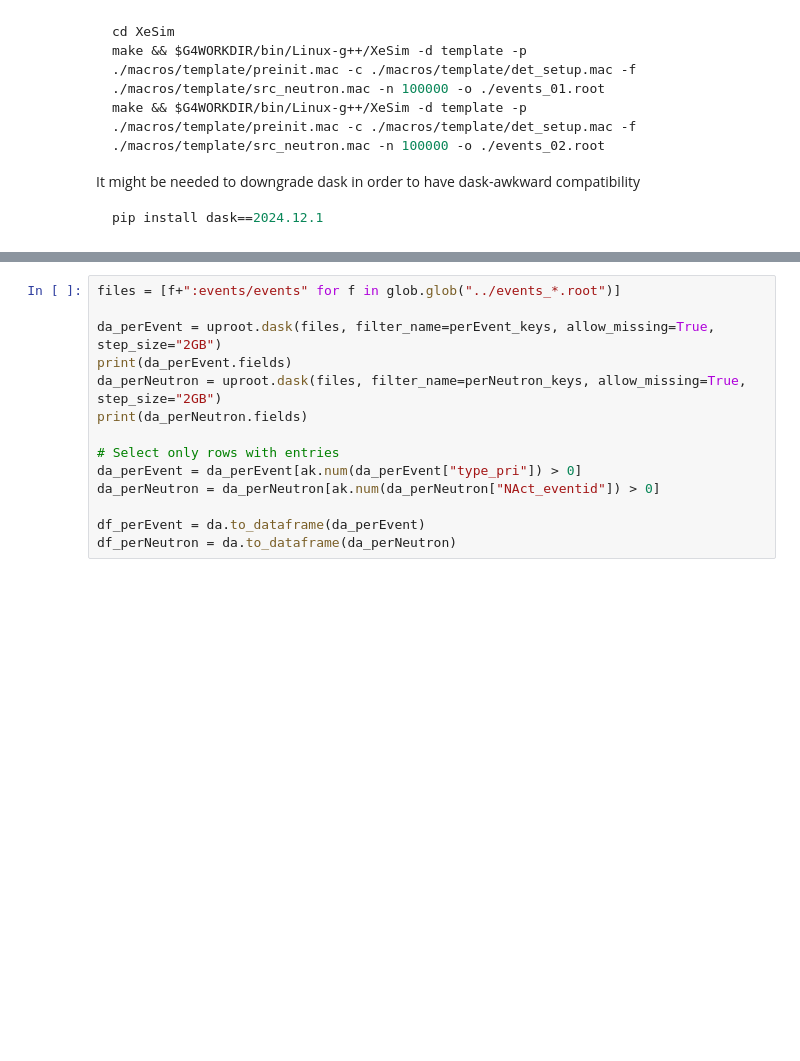
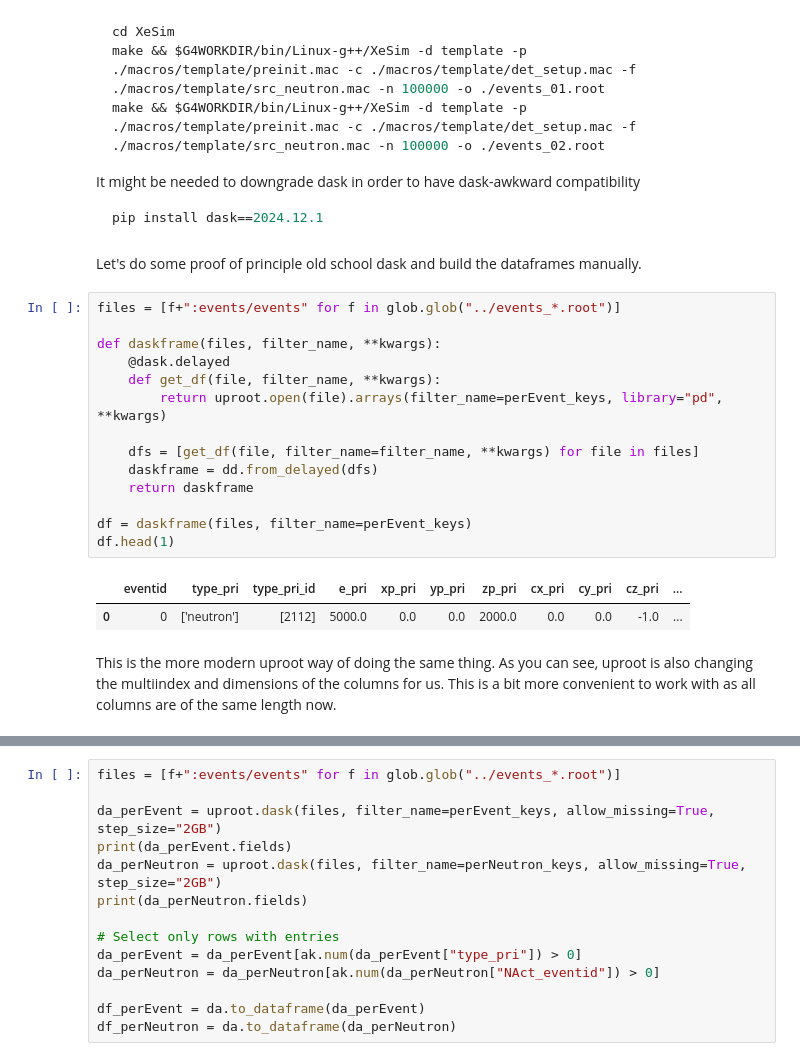
Before and after one commit to B-Koberg/XeSim, a Jupyter notebook: notebooks/Example_analysis.ipynb, the cells around one changed output, grey strips where cells are left out. Drawn from its saved outputs; the diff is of its cells as text; blank space fills up the shorter version.

````diff
--- a/notebooks/Example_analysis.ipynb
+++ b/notebooks/Example_analysis.ipynb
@@ -285,3 +299,24 @@ It might be needed to downgrade dask in order to have dask-awkward compatibility
 ```bash
 pip install dask==2024.12.1
 ```
+# %% [markdown]
+Let's do some proof of principle old school dask and build the dataframes manually.
+# %%
+files = [f+":events/events" for f in glob.glob("../events_*.root")]
+
+def daskframe(files, filter_name, **kwargs):
+    @dask.delayed
+    def get_df(file, filter_name, **kwargs):
+        return uproot.open(file).arrays(filter_name=perEvent_keys, library="pd", **kwargs)
+
+    dfs = [get_df(file, filter_name=filter_name, **kwargs) for file in files]
+    daskframe = dd.from_delayed(dfs)
+    return daskframe
+
+df = daskframe(files, filter_name=perEvent_keys)
+df.head(1)
+# %% [output]
+|  | eventid | type_pri | type_pri_id | e_pri | xp_pri | yp_pri | zp_pri | cx_pri | cy_pri | cz_pri | ... |
+| 0 | 0 | ['neutron'] | [2112] | 5000.0 | 0.0 | 0.0 | 2000.0 | 0.0 | 0.0 | -1.0 | ... |
+# %% [markdown]
+This is the more modern uproot way of doing the same thing. As you can see, uproot is also changing the multiindex and dimensions of the columns for us. This is a bit more convenient to work with as all columns are of the same length now.
````
Also changed, not shown: parts of 4 cells of this notebook, 5 other files.
